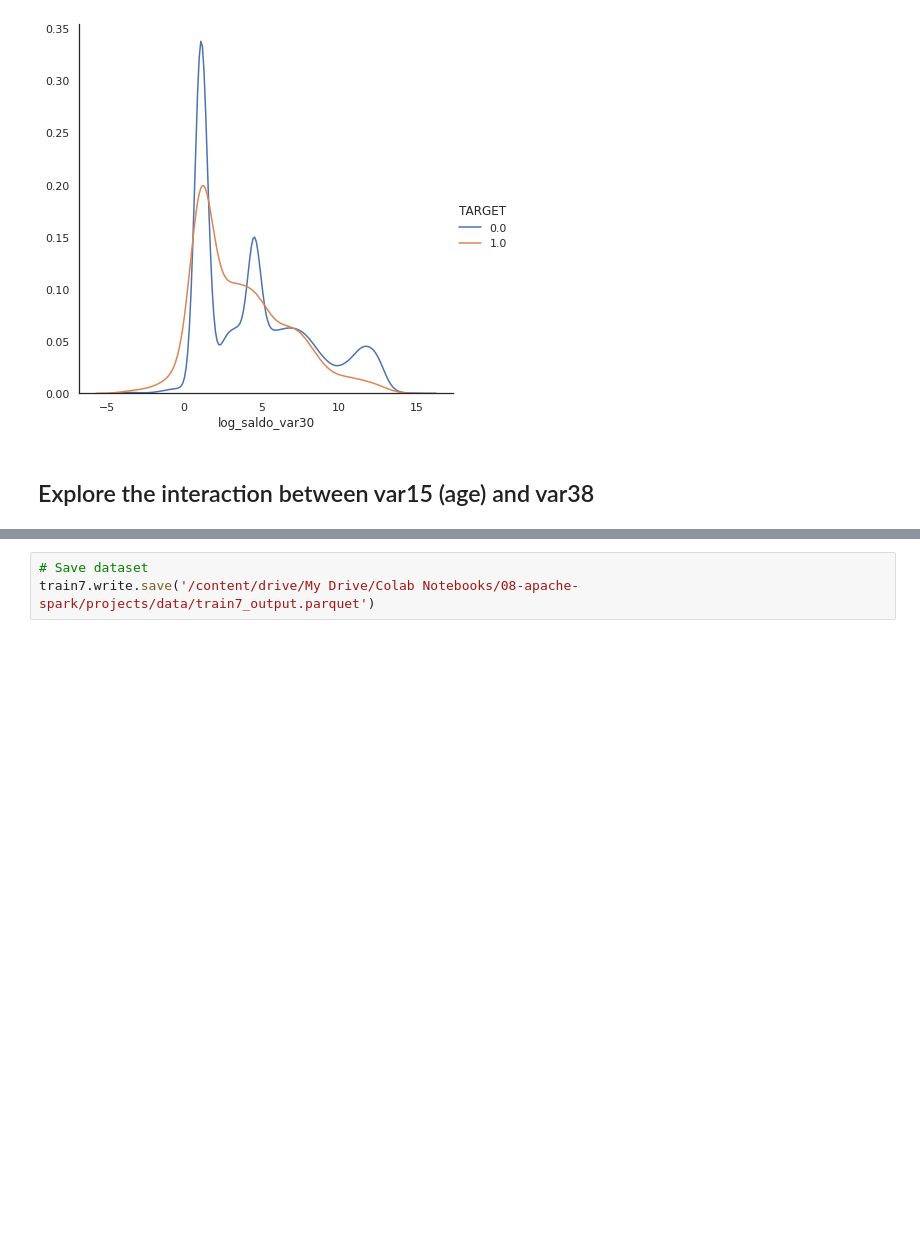
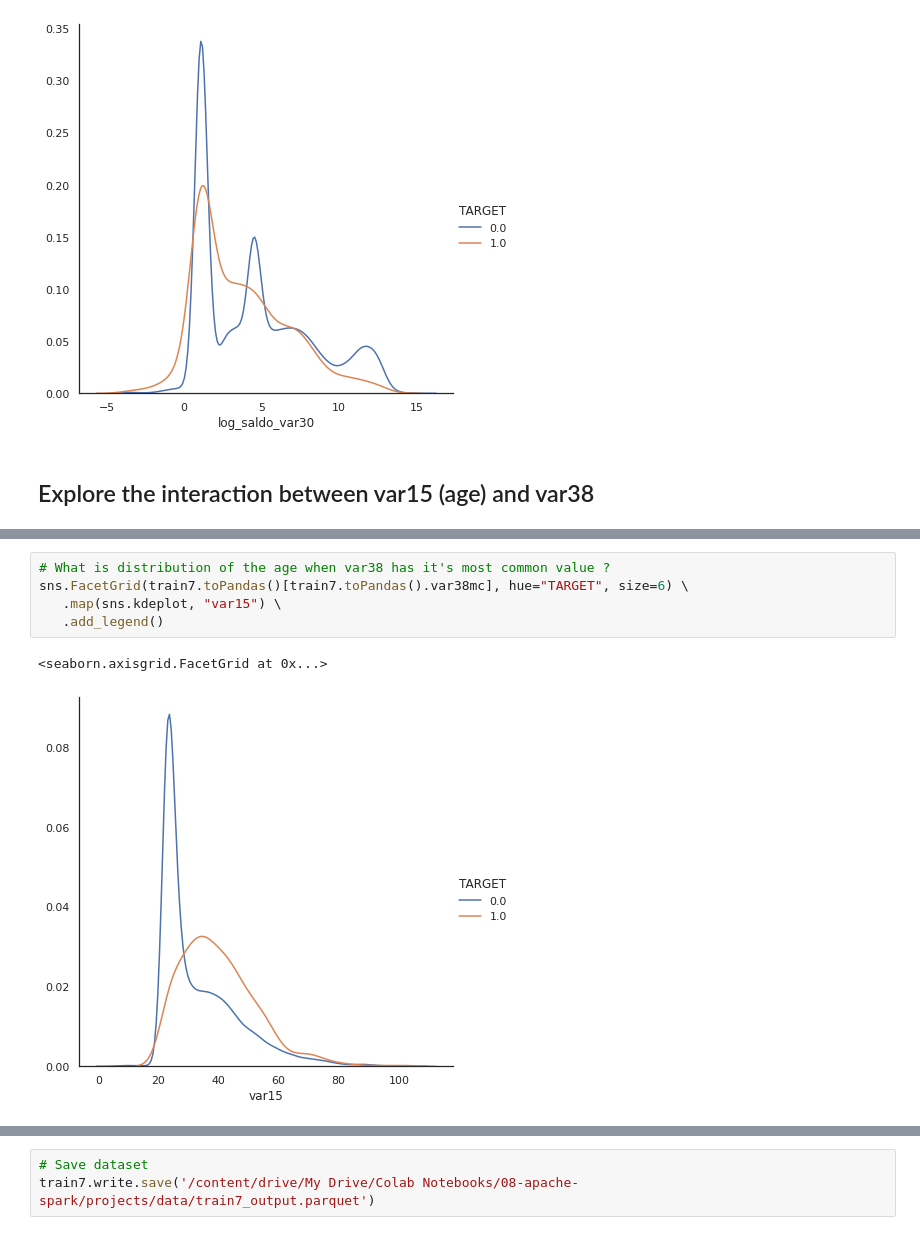
Before and after one commit to ralsouza/predicting_santander_customer_satisfaction, a Jupyter notebook: notebooks/01_predicting_santander_customer_satisfaction.ipynb, the cells around one changed output, grey strips where cells are left out. Cells and saved outputs as stored; diff of their text form; blank space fills up the shorter version.

```diff
--- a/notebooks/01_predicting_santander_customer_satisfaction.ipynb
+++ b/notebooks/01_predicting_santander_customer_satisfaction.ipynb
@@ -495,0 +504,8 @@ sns.FacetGrid(train7.toPandas(), hue="TARGET", size=6) \
+# %%
+# What is distribution of the age when var38 has it's most common value ?
+sns.FacetGrid(train7.toPandas()[train7.toPandas().var38mc], hue="TARGET", size=6) \
+   .map(sns.kdeplot, "var15") \
+   .add_legend()
+# %% [output]
+<seaborn.axisgrid.FacetGrid at 0x...>
+[figure, added]
```
Also changed, not shown: parts of 11 cells of this notebook.
